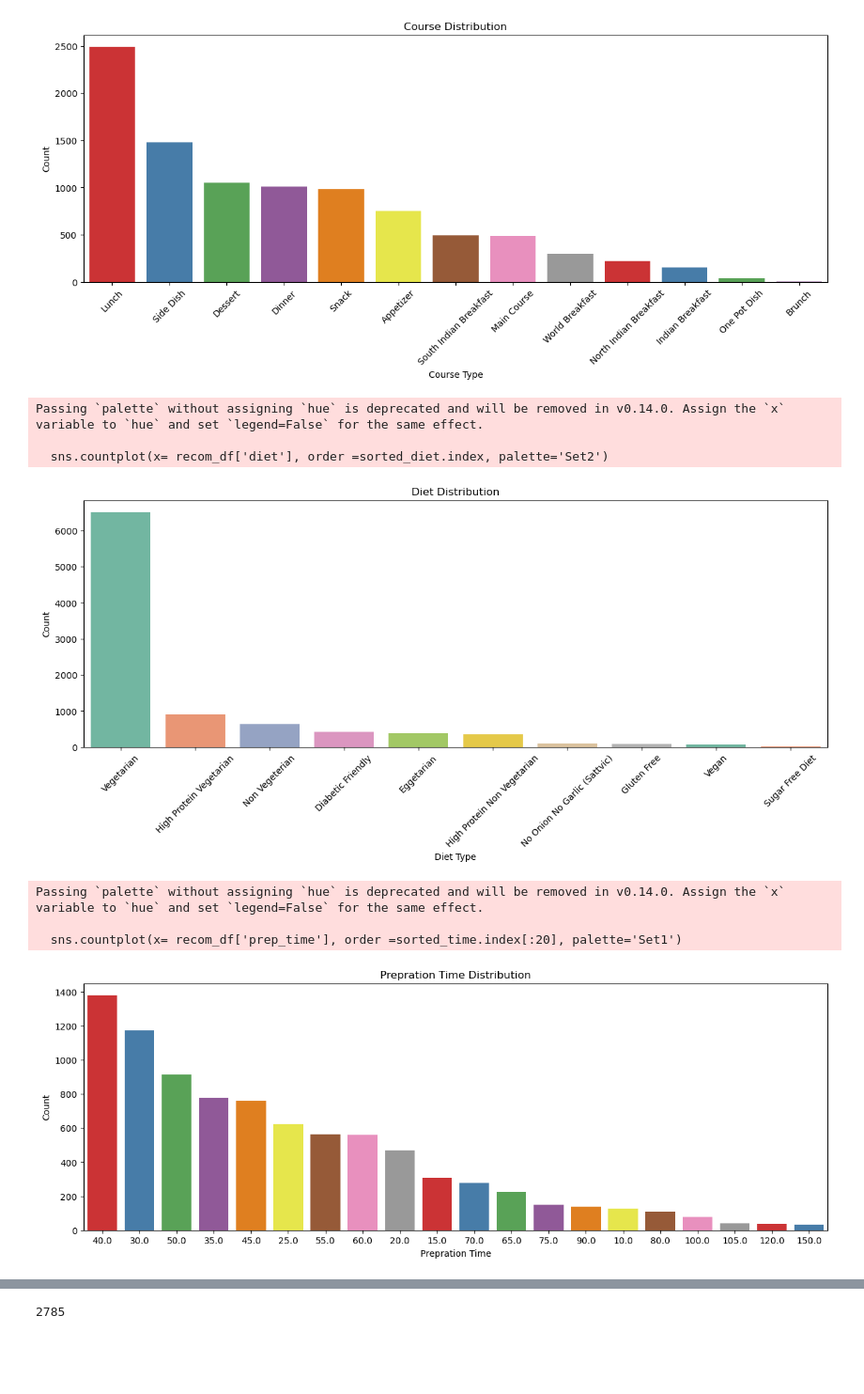
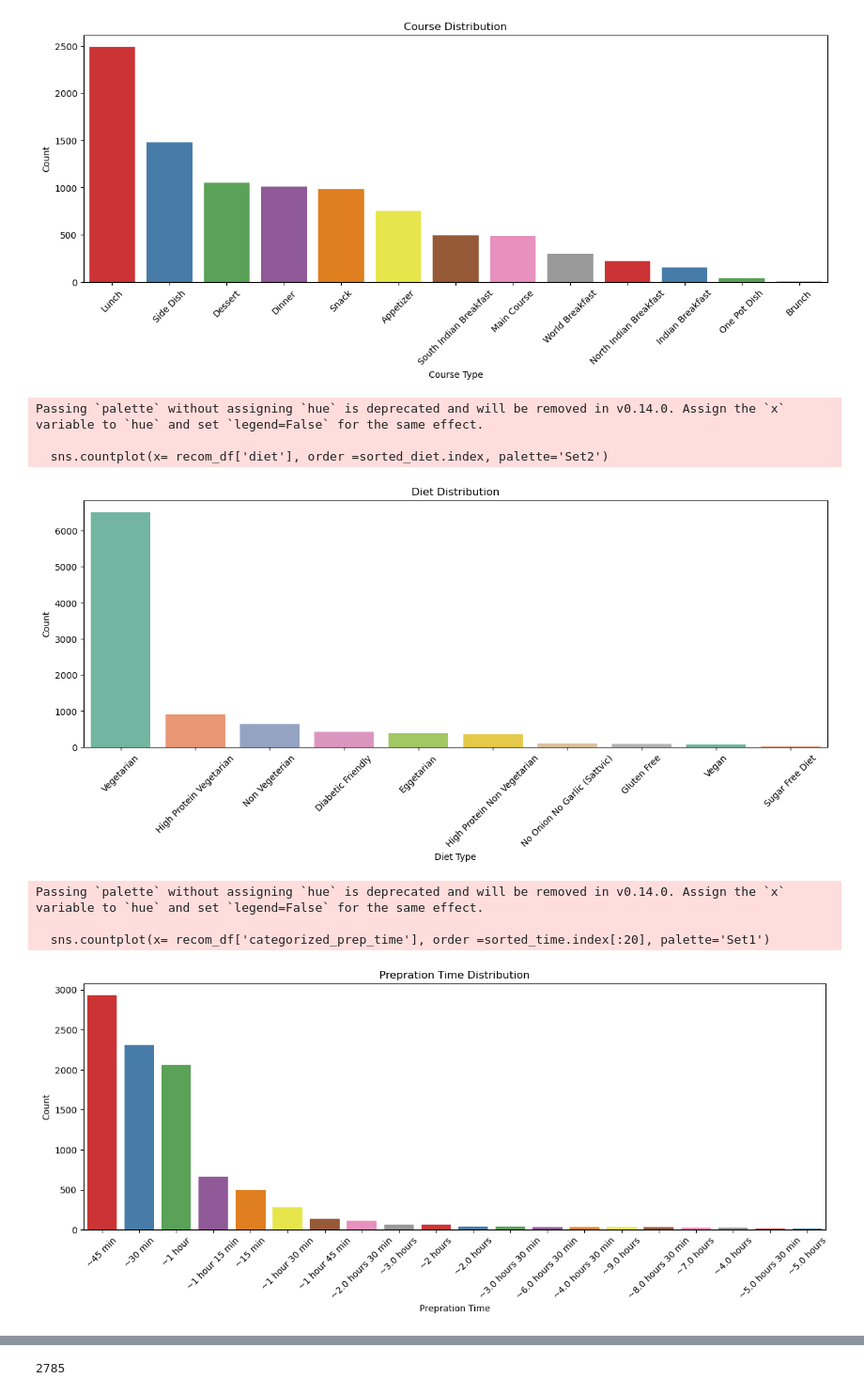
Before and after one commit to jonkerr/indian-food, a Jupyter notebook: merged_recipe_dataset.ipynb, the cells around one changed output, grey strips where cells are left out. Shown: that part at 94% size. Cells and saved outputs as stored; diff of their text form; code cells hidden in the pictures; blank space fills up the shorter version.

```diff
--- a/merged_recipe_dataset.ipynb
+++ b/merged_recipe_dataset.ipynb
@@ -752 +752,5 @@ recom_df["name"].sort_values()
 Name: name, Length: 9496, dtype: object
+# %%
+#recom_df["cleaned_name"]= recom_df['name'].str.replace('Recipe', '').str.strip()
+recom_df["cleaned_name"] = recom_df['name'].apply(lambda x : re.sub(r'[/\.\-:*)(|&"%/+]', '', x)).str.strip()# Remove //, ./, -, /, :, *, +
+recom_df["cleaned_name"]
@@ -823,3 +866,34 @@ Indian Breakfast           155
 One Pot Dish                42
 Brunch                       8
 Name: count, dtype: int64
+# %%
+def categorize_preparation_time(time):
+    if time <= 15:
+        return '~15 min'
+    elif time <= 30:
+        return '~30 min'
+    elif time <= 45:
+        return '~45 min'
+    elif time <= 60:
+        return '~1 hour'
+    elif time <= 75:
+        return '~1 hour 15 min'
+    elif time <= 90:
+        return '~1 hour 30 min'
+    elif time <= 105:
+        return '~1 hour 45 min'
+    elif time <= 120:
+        return '~2 hours'
+    else:
+        # For times beyond 120 minutes, categorize in 30-minute intervals, in hours
+        hours = time // 60
+        if time % 60 <= 15:
+            return f'~{hours} hours'
+        elif time % 60 <= 45:
+            return f'~{hours} hours 30 min'
+        else:
+            return f'~{hours + 1} hours'
+
+# Apply categorization to the preparation time column
+recom_df['categorized_prep_time'] = recom_df['prep_time'].apply(categorize_preparation_time)
+recom_df['categorized_prep_time']
@@ -892,33 +1005,34 @@ Passing `palette` without assigning `hue` is deprecated and will be removed in v
 # %%
 import seaborn as sns
 import matplotlib.pyplot as plt
 
 sorted_diet = recom_df['diet'].value_counts().sort_values(ascending=False)
 plt.figure(figsize=(15, 5))
 sns.countplot(x= recom_df['diet'], order =sorted_diet.index, palette='Set2')
 plt.title('Diet Distribution')
 plt.ylabel('Count')
 plt.xlabel('Diet Type')
 plt.xticks(rotation=45)
 plt.show()
 
 
-sorted_time = recom_df['prep_time'].value_counts().sort_values(ascending=False)
+sorted_time = recom_df['categorized_prep_time'].value_counts().sort_values(ascending=False)
 plt.figure(figsize=(15, 5))
-sns.countplot(x= recom_df['prep_time'], order =sorted_time.index[:20], palette='Set1')
+sns.countplot(x= recom_df['categorized_prep_time'], order =sorted_time.index[:20], palette='Set1')
 plt.title('Prepration Time Distribution')
 plt.ylabel('Count')
 plt.xlabel('Prepration Time')
+plt.xticks(rotation=45)
 plt.show()
 # %% [output]
 Passing `palette` without assigning `hue` is deprecated and will be removed in v0.14.0. Assign the `x` variable to `hue` and set `legend=False` for the same effect.
 
   sns.countplot(x= recom_df['diet'], order =sorted_diet.index, palette='Set2')
 [figure]
 Passing `palette` without assigning `hue` is deprecated and will be removed in v0.14.0. Assign the `x` variable to `hue` and set `legend=False` for the same effect.
 
-  sns.countplot(x= recom_df['prep_time'], order =sorted_time.index[:20], palette='Set1')
+  sns.countplot(x= recom_df['categorized_prep_time'], order =sorted_time.index[:20], palette='Set1')
-[figure, old version]
+[figure, new version]
 # %%
 recom_df['cuisine'].mode()
 recom_df['cuisine'] = recom_df['cuisine'].fillna('Indian')
```
Also changed, not shown: parts of 42 cells of this notebook.
